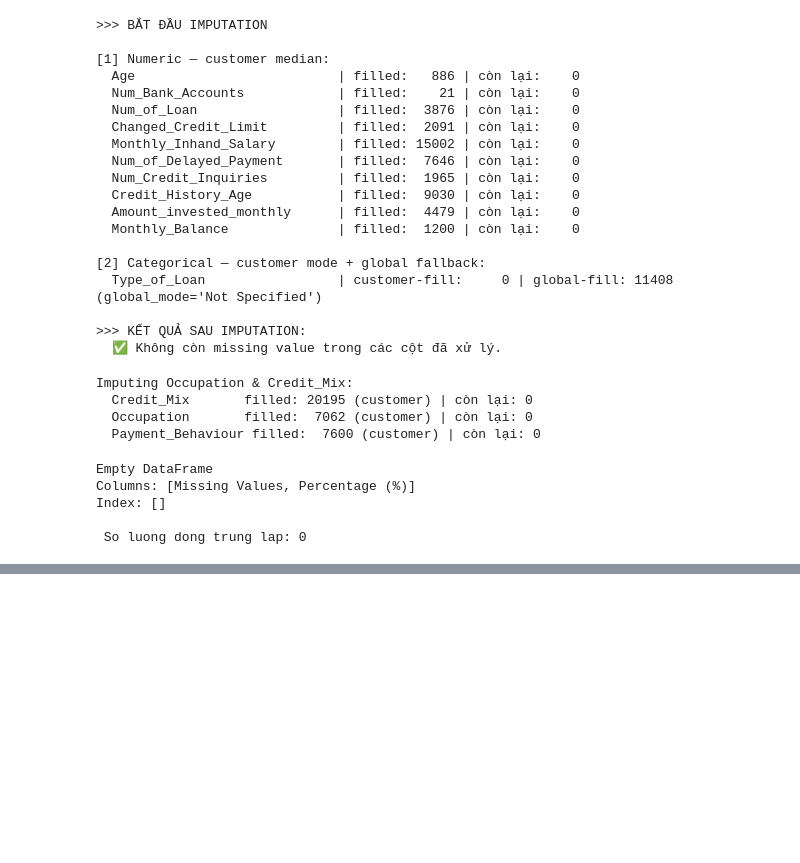
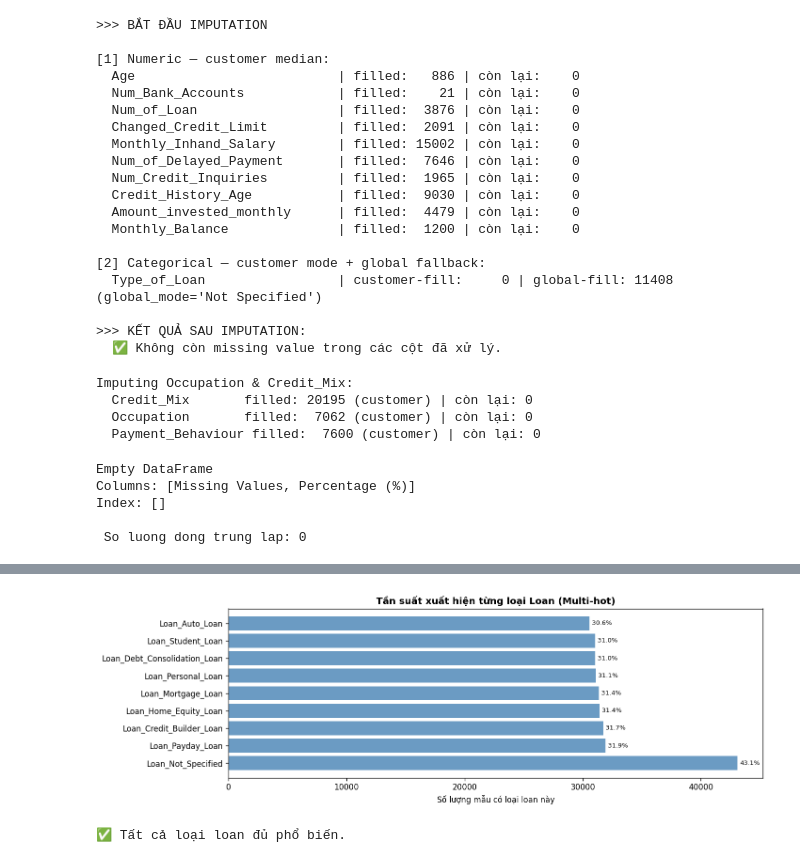
Before and after one commit to VietAnh-205/ml_project_final, a Jupyter notebook: ml_project.ipynb, the cells around one changed output, grey strips where cells are left out. Cells and saved outputs as stored; diff of their text form; code cells hidden in the pictures; blank space fills up the shorter version.

```diff
--- a/ml_project.ipynb
+++ b/ml_project.ipynb
@@ -342,0 +520,28 @@ split and Enconde
+# %%
+fig, ax = plt.subplots(figsize=(12, 4))
+loan_counts = df_enc[loan_cols].sum().sort_values(ascending=False)
+bars = ax.barh(loan_counts.index, loan_counts.values, color='steelblue', alpha=0.8)
+ax.set_xlabel('Số lượng mẫu có loại loan này')
+ax.set_title('Tần suất xuất hiện từng loại Loan (Multi-hot)', fontweight='bold')
+
+total = len(df_enc)
+for bar, val in zip(bars, loan_counts.values):
+    ax.text(val + total*0.002, bar.get_y() + bar.get_height()/2,
+            f'{val/total:.1%}', va='center', fontsize=8)
+
+plt.tight_layout()
+plt.savefig('02_loan_distribution.png', dpi=150, bbox_inches='tight')
+plt.show()
+
+LOAN_THRESHOLD = 0.01
+rare_loans = loan_counts[loan_counts / total < LOAN_THRESHOLD].index.tolist()
+if rare_loans:
+    print(f" Loại loan hiếm (< 1%), sẽ DROP: {rare_loans}")
+    df_enc.drop(columns=rare_loans, inplace=True)
+    loan_cols = [c for c in df_enc.columns if c.startswith('Loan_')]
+    print(f"Còn lại {len(loan_cols)} cột Loan_")
+else:
+    print("Tất cả loại loan đủ phổ biến.")
+# %% [output]
+[figure, added]
+✅ Tất cả loại loan đủ phổ biến.
```
Also changed, not shown: parts of 28 cells of this notebook, 4 other files.
